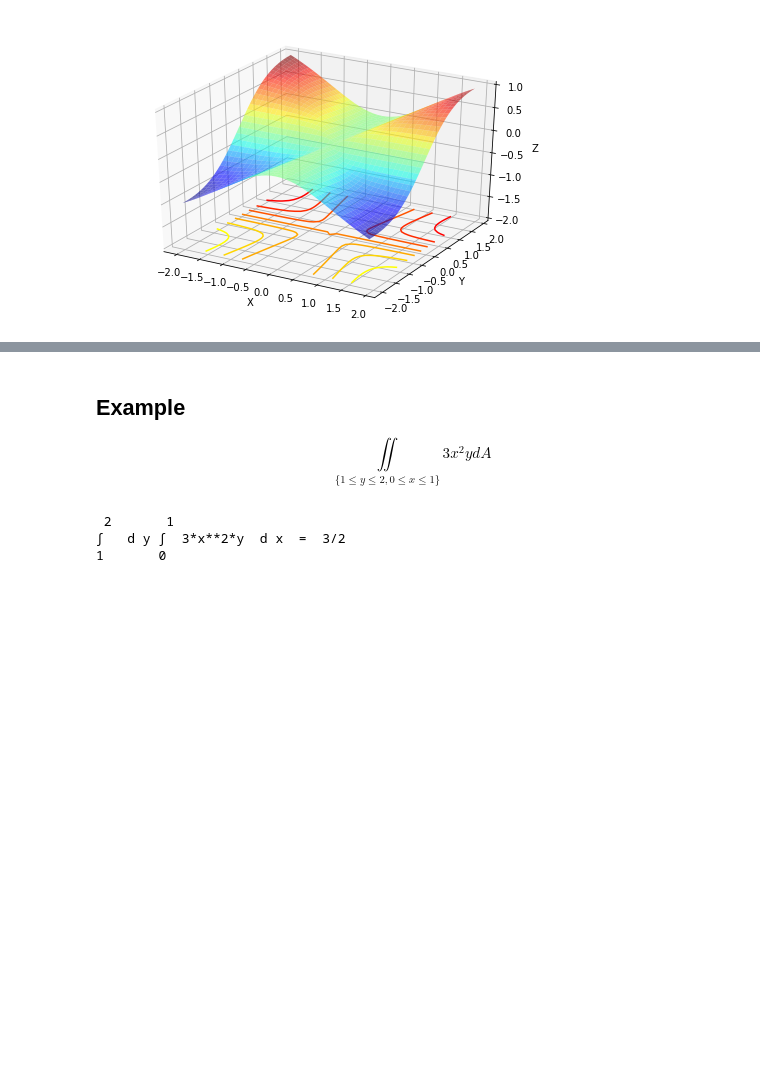
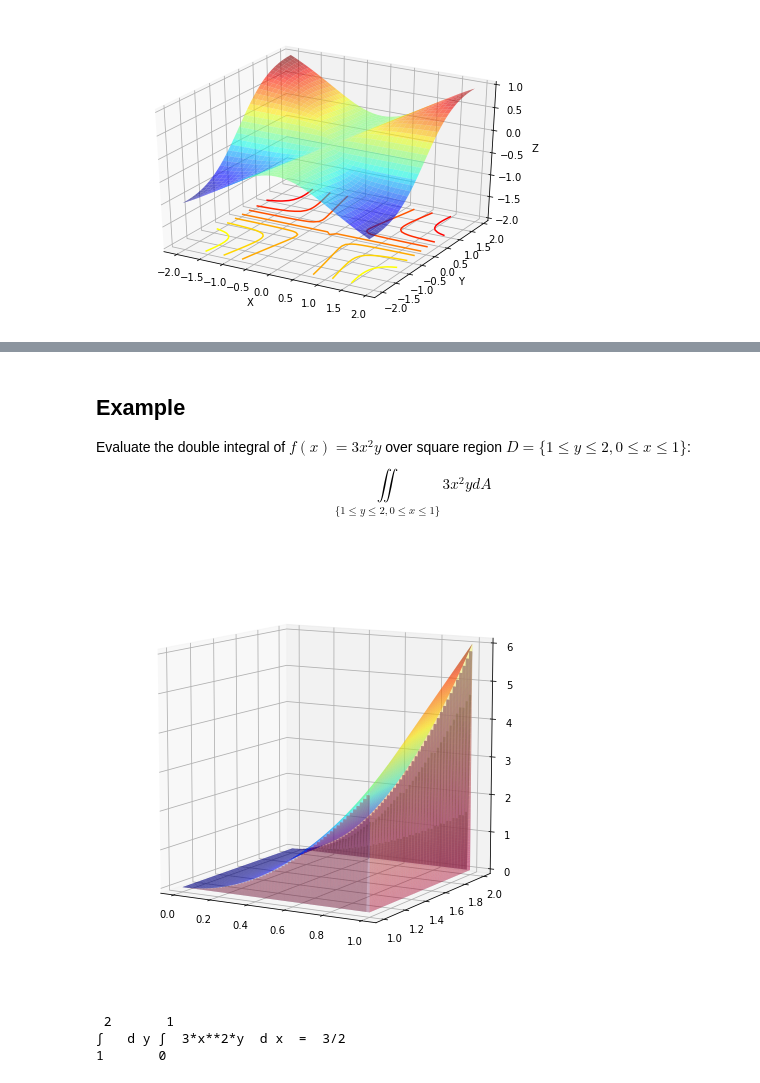
Before and after one commit to cchuang2009/2016-1, a Jupyter notebook: calculus/6 Multi-variable Calculus (Integration).ipynb, the cells around one changed output, grey strips where cells are left out. Cells and saved outputs as stored; diff of their text form; code cells hidden in the pictures; blank space fills up the shorter version.

```diff
--- a/calculus/6 Multi-variable Calculus (Integration).ipynb
+++ b/calculus/6 Multi-variable Calculus (Integration).ipynb
@@ -141,7 +145,41 @@ $$\mathbf{ \iint\limits_Df (x, y) d A = \int_c^d d y
 # %% [markdown]
 Example
 ---
+Evaluate the double integral of $f(x)=3x^2y$ over square region $D=\{1\le y\le2,0\le x\le1\}$:
 $$\underset{\{1\le y\le2,0\le x\le1\}}{\iint} 3x^2y d A$$
+# %%
+fig = plt.figure(figsize=(6,6))
+ax = Axes3D(fig)
+
+X = np.linspace(0, 1, 60)
+X1 = np.linspace(0, 1, 60)
+Y = np.linspace(1, 2, 60)
+Z1 =  3*X1*X1*1
+Z2 = 3*X1*X1*2
+X,Y=np.meshgrid(X,Y)
+func= 3*X*X*Y
+base=0*X
+
+ax.plot_surface(0*X+1,Y, func, rstride=1, cstride=1, cmap=cm.autumn,alpha=0.3);
+ax.plot_surface(X,Y, base, rstride=1, cstride=1, cmap=cm.jet,alpha=0.2)
+ax.plot_surface(X,Y, func, rstride=1, cstride=1, cmap=cm.jet,alpha=0.6)
+
+Xs,Zs=np.meshgrid(X1,Z1)
+
+Zs[Zs>3*Xs*Xs]=0
+
+X2s,Z2s=np.meshgrid(X1,Z2)
+
+Z2s[Z2s>3*X2s*X2s*2]=0
+
+
+ax.plot_surface(Xs,0*Xs+1,Zs, rstride=1, cstride=1,alpha=0.2)
+ax.plot_surface(X2s,0*X2s+2,Z2s, rstride=1, cstride=1,alpha=0.6)
+
+
+ax.view_init(elev=10, azim=-60)
+# %% [output]
+[figure, added]
 # %%
 I=doubleInt3(3*x*x*y,[y,x],[1,2],[0,1])
 # %% [output]
```
Also changed, not shown: parts of 3 cells of this notebook, 1 other file.
